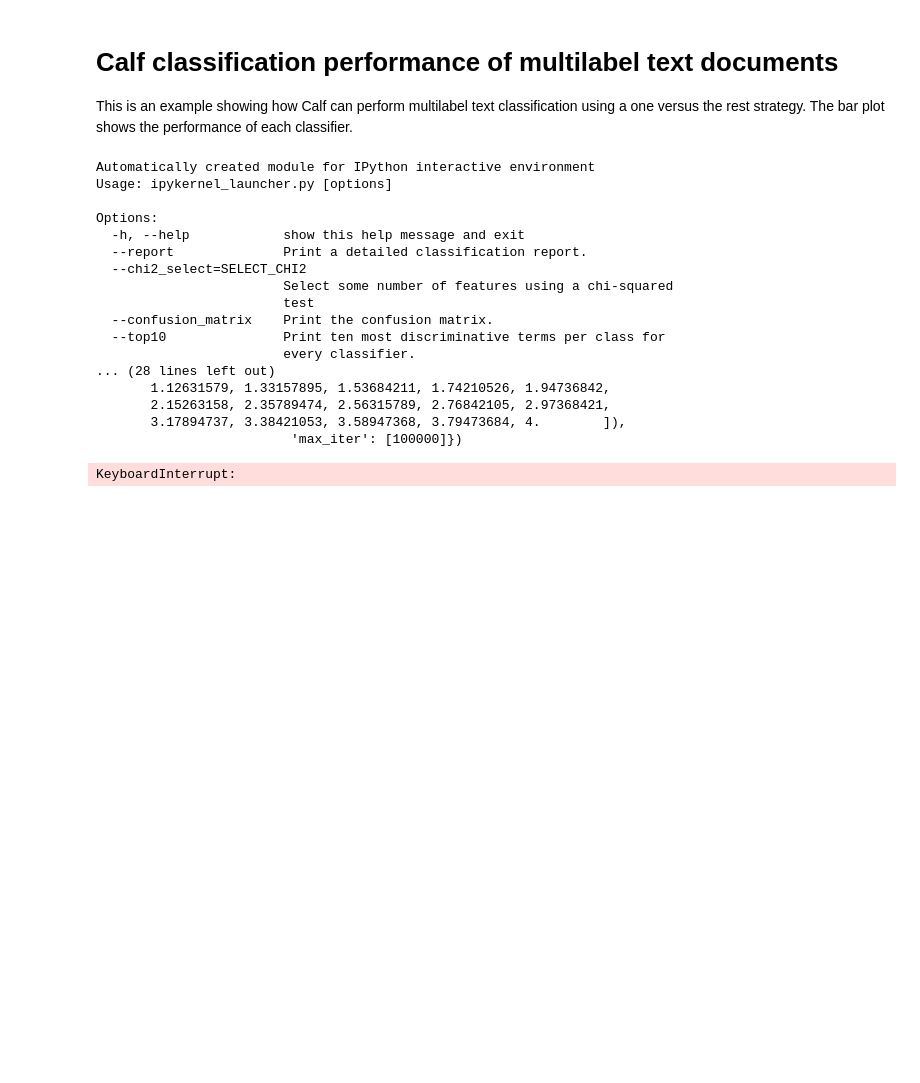
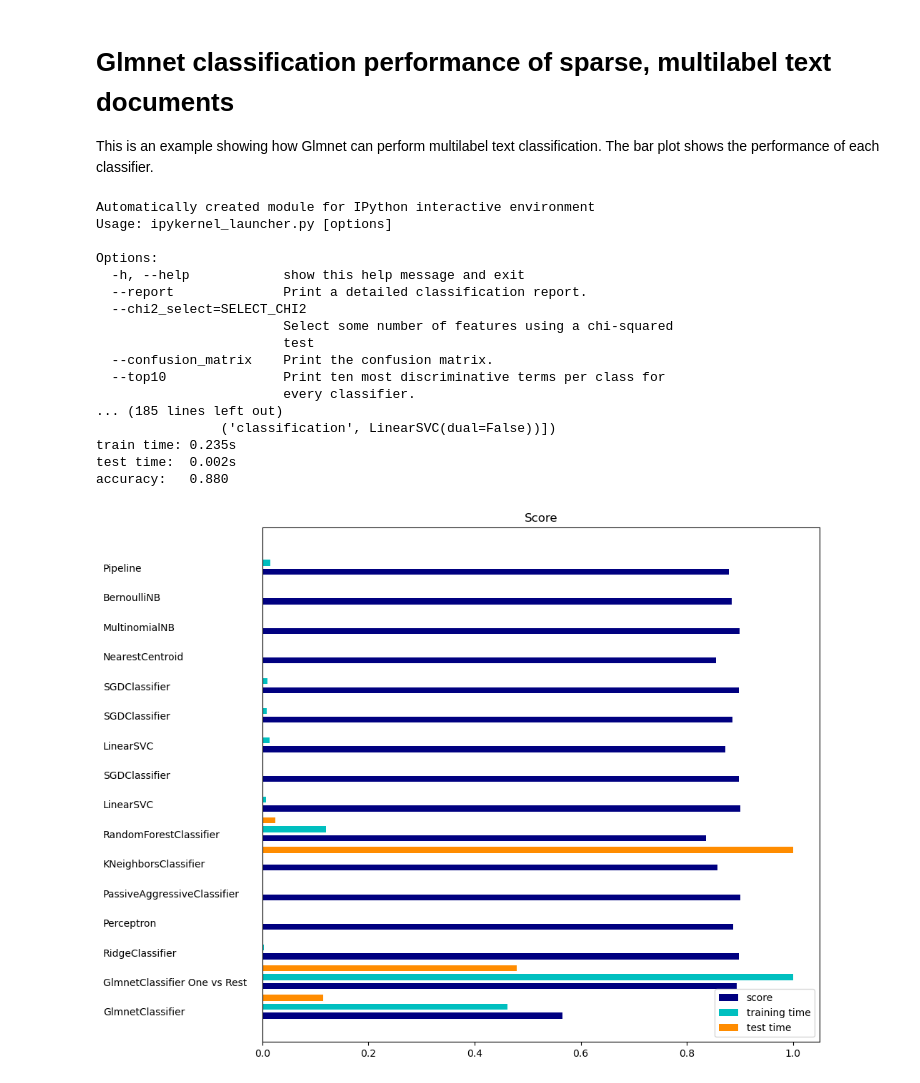
Before and after one commit to hrolfrc/glmnet-classifier, a Jupyter notebook: doc/notebooks/classify_newsgroups.ipynb, the cells around one changed output. Drawn from its saved outputs; the diff is of its cells as text; code cells hidden in the pictures; blank space fills up the shorter version.

```diff
--- a/doc/notebooks/classify_newsgroups.ipynb
+++ b/doc/notebooks/classify_newsgroups.ipynb
@@ -1,13 +1,11 @@
 # %% [markdown]
 
-# Calf classification performance of multilabel text documents
+# Glmnet classification performance of sparse, multilabel text documents
 
-This is an example showing how Calf can perform multilabel text classification using
-a one versus the rest strategy.  The bar plot shows the performance of each classifier.
+This is an example showing how Glmnet can perform multilabel text classification.  The bar plot shows the performance of each classifier.
 # %%
-from sklearn.linear_model import LogisticRegression
-import itertools
-import numpy
+from __future__ import print_function
+
 # Adapted by Rolf Carlson from the Classification of text documents using sparse features
 # notebook available at
 # https://scikit-learn.org/0.19/_downloads/document_classification_20newsgroups.ipynb
@@ -19,14 +17,14 @@ import numpy
 #         Lars Buitinck
 # License: BSD 3 clause
 
-from __future__ import print_function
-
 import logging
 import numpy as np
 from optparse import OptionParser
 import sys
 from time import time
 import matplotlib.pyplot as plt
+from sklearn.multiclass import OneVsRestClassifier
+import numpy
 
 from sklearn.datasets import fetch_20newsgroups
 from sklearn.feature_extraction.text import TfidfVectorizer
@@ -36,7 +34,6 @@ from sklearn.feature_selection import SelectKBest, chi2
 from sklearn.linear_model import RidgeClassifier
 from sklearn.pipeline import Pipeline
 from sklearn.svm import LinearSVC
-from sklearn.multiclass import OneVsRestClassifier
 from glmnet_classifier import GlmnetClassifier
 from sklearn.linear_model import SGDClassifier
 from sklearn.linear_model import Perceptron
@@ -121,11 +118,11 @@ else:
 print("Loading 20 newsgroups dataset for categories:")
 print(categories if categories else "all")
 
-data_train = fetch_20newsgroups(subset='train', # categories=categories,
+data_train = fetch_20newsgroups(subset='train', categories=categories,
                                 shuffle=True, random_state=42,
                                 remove=remove)
 
-data_test = fetch_20newsgroups(subset='test', # categories=categories,
+data_test = fetch_20newsgroups(subset='test', categories=categories,
                                shuffle=True, random_state=42,
                                remove=remove)
 print('data loaded')
@@ -219,30 +216,8 @@ def benchmark(clf):
     test_time = time() - t0
     print("test time:  %0.3fs" % test_time)
 
-    import pprint
     if isinstance(pred[0], numpy.ndarray):
-        # pprint.pprint(pred)
         pred = pred[0].tolist()[0]
-        # for i in range(len(y_test)):
-        #     if y_test[i] != pred[i]:
-        #         print(i, y_test[i], pred[i])
-
-
-
-    # print('pred before flatten ', pred)
-    # flatten the prediction
-    # pred = list(itertools.chain.from_iterable(pred))
-
-
-    # print('predicted after flatten ', pred)
-    # print('y_test ', y_test)
-    # glmnet returns n x 1 array and we need a list
-    # from pandas import flatten
-    # pred = flatten(pred)
-    # pred = np.array(pred).flatten().tolist()
-    # if isinstance(pred[0], numpy.ndarray):
-    #     pred = pred[0].squeeze().tolist()
-    #     print('pred should be a list ', pred)
 
     score = metrics.accuracy_score(y_test, pred)
     print("accuracy:   %0.3f" % score)
@@ -276,30 +251,10 @@ def benchmark(clf):
         clf_descr = 'GlmnetClassifier One vs Rest'
     return clf_descr, score, train_time, test_time
 
-
-from sklearn.model_selection import GridSearchCV
-parameters = {
-    'C': np.linspace(0.1, 4, 20),
-    # 'solver': ['saga'],
-    'max_iter': [100000],
-    # 'penalty': ['l1', 'l2']
-}
-lr = LogisticRegression()
-cs_lr = GridSearchCV(lr, parameters)
-
-# saga and l1 => auc .894
-parameters = {
-    'alpha': np.linspace(0.01, 1, 10)
-}
-lr = GlmnetClassifier()
-cs_gc = GridSearchCV(lr, parameters)
-
 results = []
 for clf, name in (
-        # (GlmnetClassifier(), "Glmnet Classifier"),
-        # (OneVsRestClassifier(GlmnetClassifier()), "Glmnet OVR"),
-        # (cs_gc, "Glmnet Classifier"),
-        (cs_lr, "LogisticRegression"),
+        (GlmnetClassifier(), "Glmnet Classifier"),
+        (OneVsRestClassifier(GlmnetClassifier()), "Glmnet OVR"),
         (RidgeClassifier(tol=1e-2, solver="lsqr"), "Ridge Classifier"),
         (Perceptron(), "Perceptron"),
         (PassiveAggressiveClassifier(), "Passive-Aggressive"),
@@ -358,36 +313,36 @@ test_time = np.array(test_time) / np.max(test_time)
 
 plt.figure(figsize=(12, 8))
 plt.title("Score")
 plt.barh(indices, score, .2, label="score", color='navy')
 plt.barh(indices + .3, training_time, .2, label="training time",
          color='c')
 plt.barh(indices + .6, test_time, .2, label="test time", color='darkorange')
 plt.yticks(())
 plt.legend(loc='best')
 plt.subplots_adjust(left=.25)
 plt.subplots_adjust(top=.95)
 plt.subplots_adjust(bottom=.05)
 
 for i, c in zip(indices, clf_names):
     plt.text(-.3, i, c)
 
 plt.show()
 # %% [output]
 Automatically created module for IPython interactive environment
 Usage: ipykernel_launcher.py [options]
 
 Options:
   -h, --help            show this help message and exit
   --report              Print a detailed classification report.
   --chi2_select=SELECT_CHI2
                         Select some number of features using a chi-squared
                         test
   --confusion_matrix    Print the confusion matrix.
   --top10               Print ten most discriminative terms per class for
                         every classifier.
-... (28 lines left out)
-       1.12631579, 1.33157895, 1.53684211, 1.74210526, 1.94736842,
-       2.15263158, 2.35789474, 2.56315789, 2.76842105, 2.97368421,
-       3.17894737, 3.38421053, 3.58947368, 3.79473684, 4.        ]),
-                         'max_iter': [100000]})
+... (185 lines left out)
+                ('classification', LinearSVC(dual=False))])
+train time: 0.235s
+test time:  0.002s
+accuracy:   0.880
-KeyboardInterrupt:
+[figure, added]
```
